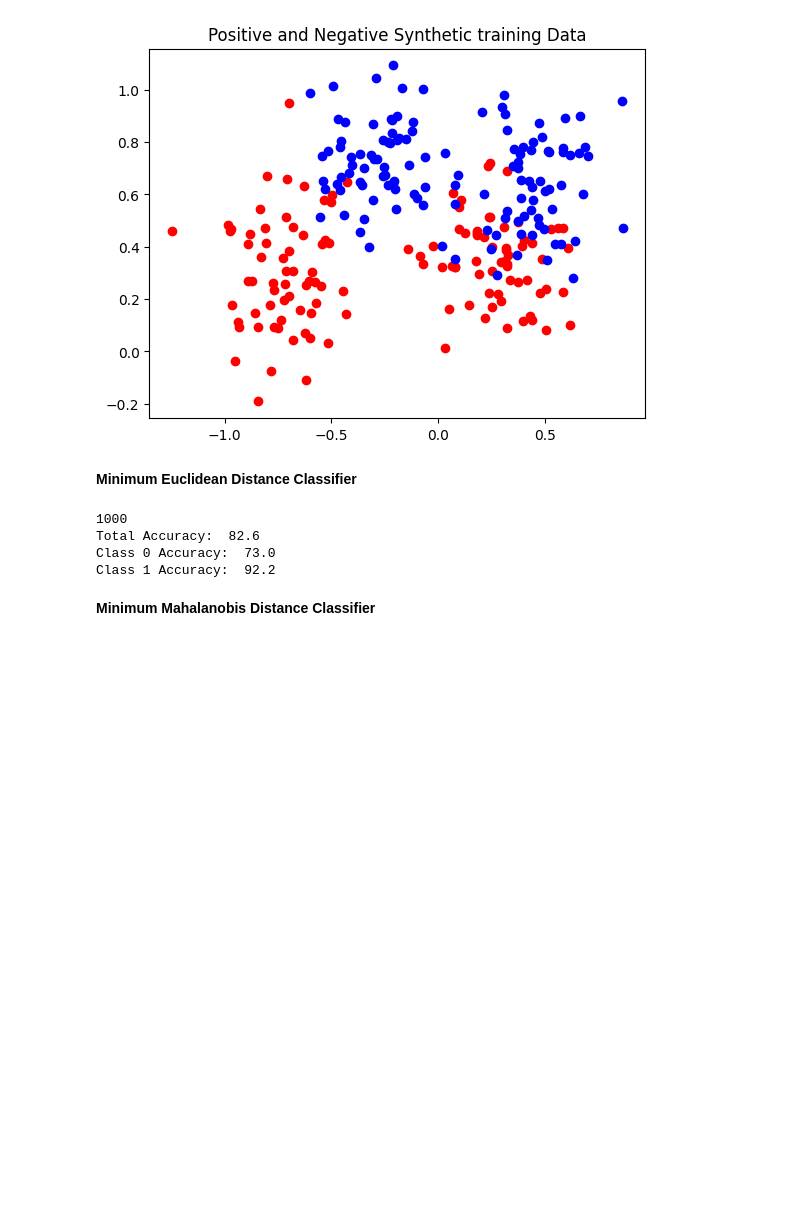
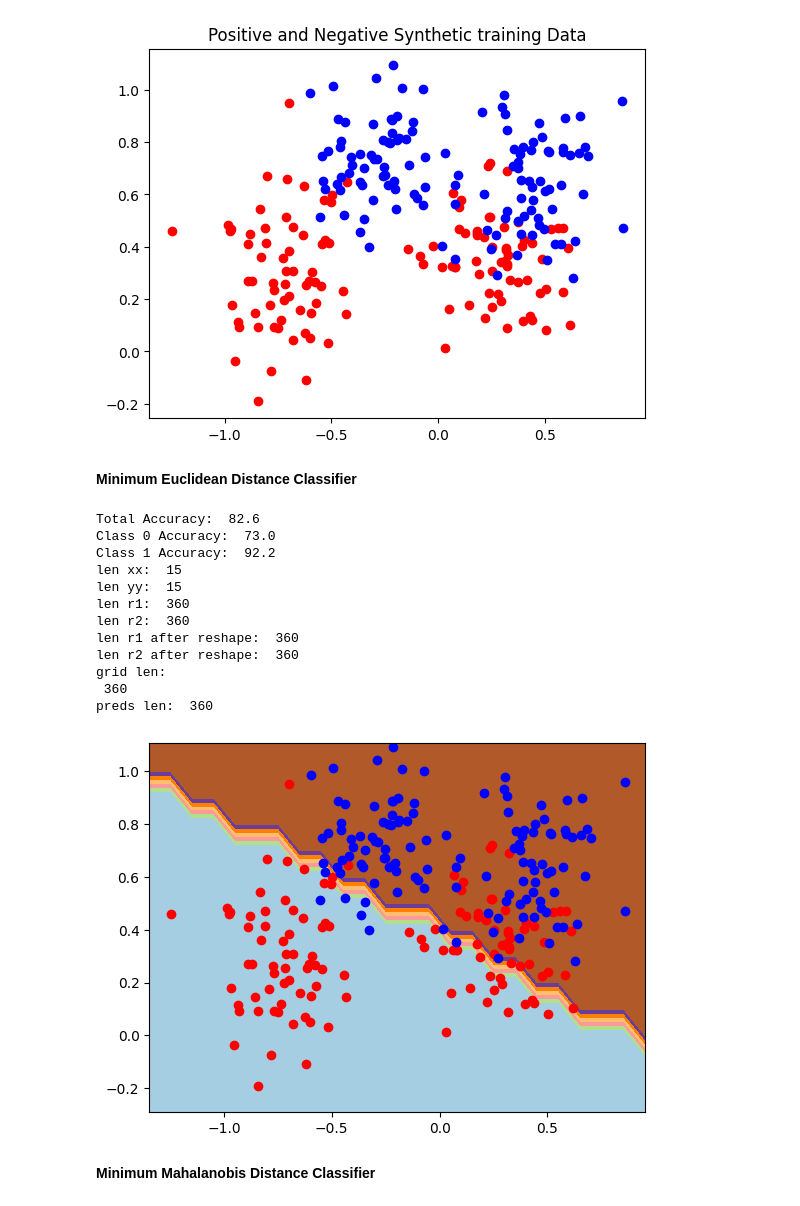
Before and after one commit to wcparham1/COSC522, a Jupyter notebook: CS522-Project1.ipynb, the cells around one changed output. Cells and saved outputs as stored; diff of their text form; code cells hidden in the pictures; blank space fills up the shorter version.

Commit message:
graphed decision boundary MED.

```diff
--- a/CS522-Project1.ipynb
+++ b/CS522-Project1.ipynb
@@ -54,7 +54,7 @@ class MED_Classifier():
         #We can do this by concatting every class in our training set then calling np.unique to get all unique values.
         self.classes = np.unique(training_set[:,2])
         class_means = [] #list to hold all class means
-        class_0_data, class_1_data = [], [] #list to hold all points of class 0 and 1 data
+        self.class_0_data, self.class_1_data = [], [] #list to hold all points of class 0 and 1 data
         class_0_data_nc, class_1_data_nc = [], [] #list to hold all points of class 0 and 1 data without the class variable
         class_0_centered, class_1_centered = [], [] #list to hold centered data after subtracting mean
         c0_cov = [] #list to hold the covariance matrix for class 0
@@ -63,17 +63,17 @@ class MED_Classifier():
 
         for item in training_set:
             if(item[2] == 0):
-                class_0_data.append(item)
+                self.class_0_data.append(item)
             else:
-                class_1_data.append(item)
+                self.class_1_data.append(item)
 
         #Here I am stripping the class column off each array
         temp = []
-        for subarray in class_0_data:
+        for subarray in self.class_0_data:
             temp.append(subarray[:2])
         class_0_data_nc = temp
         temp = []
-        for subarray in class_1_data:
+        for subarray in self.class_1_data:
             temp.append(subarray[:2])
         class_1_data_nc = temp
 
@@ -113,7 +113,6 @@ class MED_Classifier():
         self.testing_set_class_1 = testing_set[testing_set[:, -1] == 1][:, :3]  # Data points in class 1
         self.prior = 0.5 #prior knowledge constant
 
-        #print('blorbus: ', self.testing_set_class_0[0][:2])
         for i in range(0, len(testing_set)):
             self.actual_class.append(testing_set[i][2])
             c0 = (np.dot(np.transpose(self.means[0]) / self.sigmas[0], testing_set[i, :2]) - np.dot(np.transpose(self.means[0]), self.means[0]) / (2 * self.sigmas[0]) + np.log(self.prior))
@@ -130,34 +129,81 @@ class MED_Classifier():
 
         chosen_class = None
         accuracy_counter = 0
         class_0_counter = 0
         class_1_counter = 0
         for i in range(0, len(self.probs)):
             if(self.probs[i][0] > self.probs[i][1]):
                 chosen_class = 0
             else:
                 chosen_class = 1
 
             if(chosen_class == self.actual_class[i]):
                 accuracy_counter += 1
                 if(chosen_class == 0):
                     class_0_counter += 1
                 else:
                     class_1_counter += 1
 
         print('Total Accuracy: ', 100 * (accuracy_counter / (len(self.probs))))
         print('Class 0 Accuracy: ', 100 * (class_0_counter / 500))
         print('Class 1 Accuracy: ', 100 * (class_1_counter / 500))
 
+    def make_preds(self, grid):
+
+        self.pred_list = []
+        self.pred_probs = []
+        for i in range(0, len(grid)):
+            c0 = (np.dot(np.transpose(self.means[0]) / self.sigmas[0], grid[i, :2]) - np.dot(np.transpose(self.means[0]), self.means[0]) / (2 * self.sigmas[0]) + np.log(self.prior))
+            c1 = (np.dot(np.transpose(self.means[1]) / self.sigmas[1], grid[i, :2]) - np.dot(np.transpose(self.means[1]), self.means[1]) / (2 * self.sigmas[1]) + np.log(self.prior))
+
+            self.pred_probs.append((c0,c1))
+
+        for i in range(0, len(self.pred_probs)):
+            if(self.pred_probs[i][0] > self.pred_probs[i][1]):
+                self.pred_list.append(0)
+            else:
+                self.pred_list.append(1)
+
+        return self.pred_list
+
+    def vis(self):
+        #define bounds of the doman
+        min1, max1 = training_set[:, 0].min() - .1, training_set[:, 0].max() + .1
+        min2, max2 = training_set[:, 1].min() - .1, training_set[:, 1].max() + .1
+        x1grid = np.arange(min1, max1, 0.1)
+        x2grid = np.arange(min2, max2, 0.1)
+        xx, yy = np.meshgrid(x1grid, x2grid)
+        r1, r2 = xx.flatten(), yy.flatten()
+        r1, r2 = r1.reshape((len(r1), 1)), r2.reshape((len(r2), 1))
+        grid = np.hstack((r1, r2))
+        preds = self.make_preds(grid)
+        preds = np.array(preds)
+        zz = preds.reshape(xx.shape)
+
+        plt.contourf(xx, yy, zz, cmap='Paired')
+        plt.scatter(training_set_x_c1, training_set_y_c1,c='red')
+        plt.scatter(training_set_x_c2, training_set_y_c2, c='blue')
+
+
 med_classifier = MED_Classifier()
 med_classifier.fit(training_set=training_set)
 med_classifier.predict(testing_set=testing_set)
 med_classifier.evaluate()
+med_classifier.vis()
 # %% [output]
-1000
 Total Accuracy:  82.6
 Class 0 Accuracy:  73.0
 Class 1 Accuracy:  92.2
+len xx:  15
+len yy:  15
+len r1:  360
+len r2:  360
+len r1 after reshape:  360
+len r2 after reshape:  360
+grid len:
+ 360
+preds len:  360
+[figure, added]
 # %% [markdown]
 **Minimum Mahalanobis Distance Classifier**
 # %%
```
Also changed, not shown: parts of 2 cells of this notebook.
